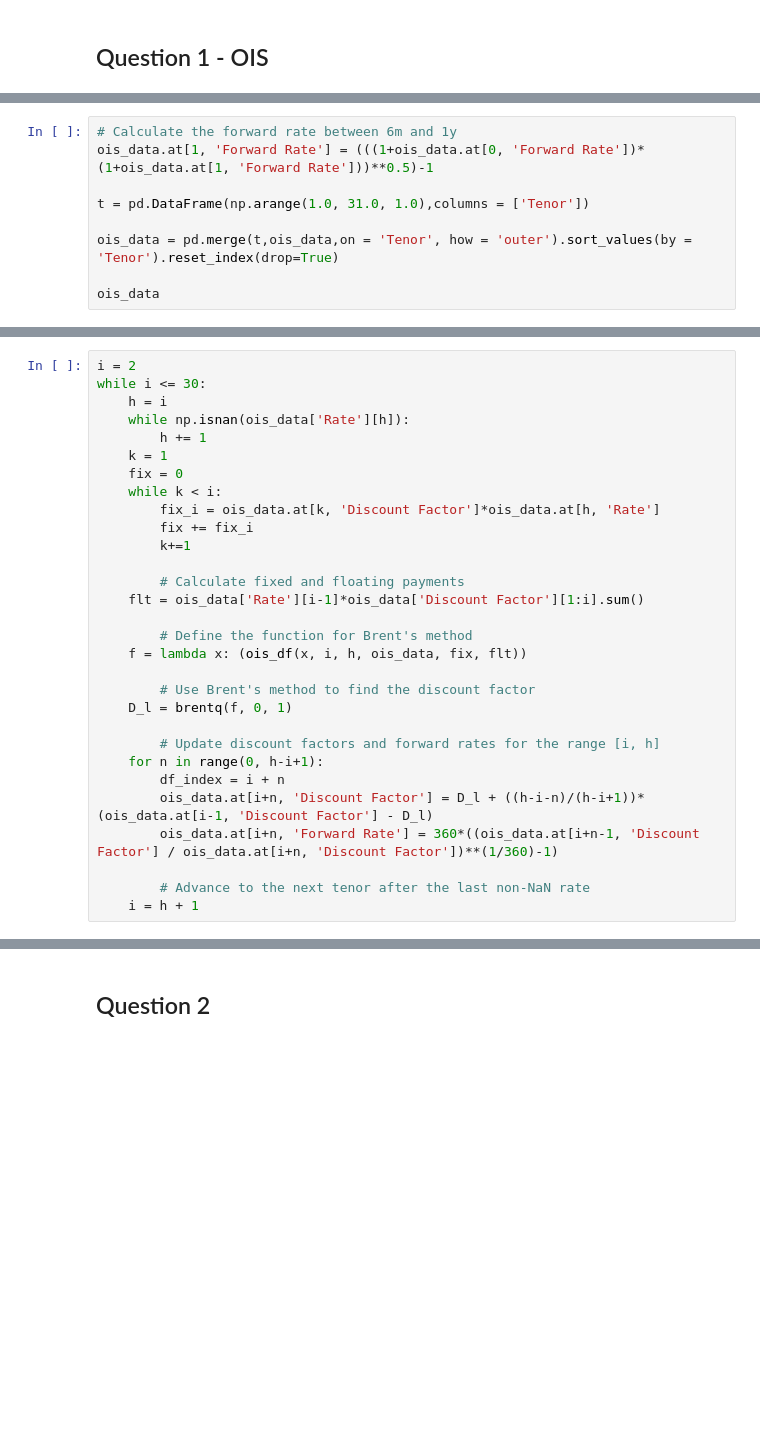
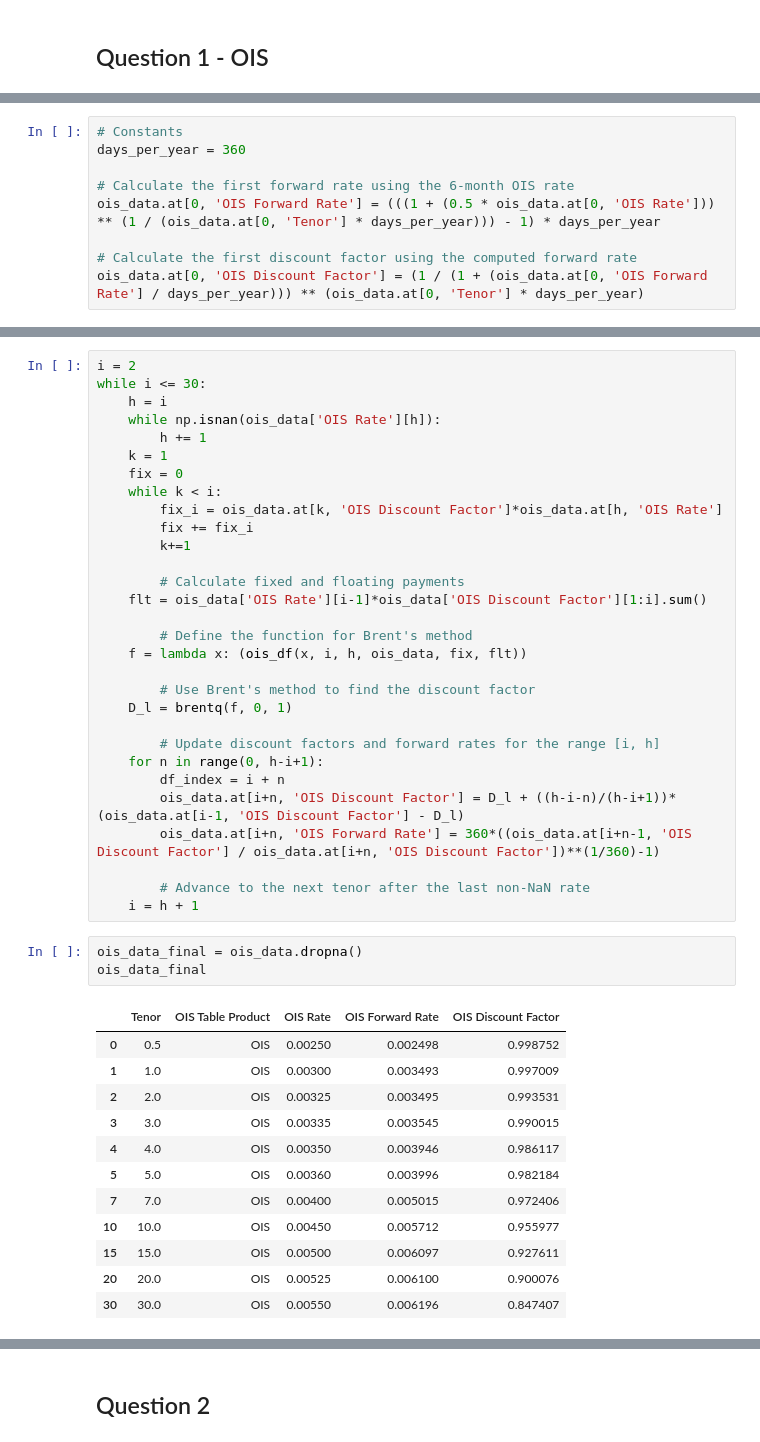
Before and after one commit to saltedpotato/QF605_fixed_income, a Jupyter notebook: QF 605 Part 1.ipynb, the cells around one changed output, grey strips where cells are left out. Drawn from its saved outputs; the diff is of its cells as text; blank space fills up the shorter version.

```diff
--- a/QF 605 Part 1.ipynb
+++ b/QF 605 Part 1.ipynb
@@ -102,0 +41,9 @@ Name: Tenor, dtype: float64
+# %%
+# Constants
+days_per_year = 360
+
+# Calculate the first forward rate using the 6-month OIS rate
+ois_data.at[0, 'OIS Forward Rate'] = (((1 + (0.5 * ois_data.at[0, 'OIS Rate'])) ** (1 / (ois_data.at[0, 'Tenor'] * days_per_year))) - 1) * days_per_year
+
+# Calculate the first discount factor using the computed forward rate
+ois_data.at[0, 'OIS Discount Factor'] = (1 / (1 + (ois_data.at[0, 'OIS Forward Rate'] / days_per_year))) ** (ois_data.at[0, 'Tenor'] * days_per_year)
@@ -139,9 +62,0 @@ ois_data
-# %%
-# Calculate the forward rate between 6m and 1y
-ois_data.at[1, 'Forward Rate'] = (((1+ois_data.at[0, 'Forward Rate'])*(1+ois_data.at[1, 'Forward Rate']))**0.5)-1
-
-t = pd.DataFrame(np.arange(1.0, 31.0, 1.0),columns = ['Tenor'])
-
-ois_data = pd.merge(t,ois_data,on = 'Tenor', how = 'outer').sort_values(by = 'Tenor').reset_index(drop=True)
-
-ois_data
@@ -183,17 +87,17 @@ def ois_df(x, i, h, ois_data, fix, flt):
 i = 2
 while i <= 30:
     h = i
-    while np.isnan(ois_data['Rate'][h]):
+    while np.isnan(ois_data['OIS Rate'][h]):
         h += 1
     k = 1
     fix = 0
     while k < i:
-        fix_i = ois_data.at[k, 'Discount Factor']*ois_data.at[h, 'Rate']
+        fix_i = ois_data.at[k, 'OIS Discount Factor']*ois_data.at[h, 'OIS Rate']
         fix += fix_i
         k+=1
 
         # Calculate fixed and floating payments
-    flt = ois_data['Rate'][i-1]*ois_data['Discount Factor'][1:i].sum()
+    flt = ois_data['OIS Rate'][i-1]*ois_data['OIS Discount Factor'][1:i].sum()
 
         # Define the function for Brent's method
     f = lambda x: (ois_df(x, i, h, ois_data, fix, flt))
@@ -204,11 +108,27 @@ while i <= 30:
         # Update discount factors and forward rates for the range [i, h]
     for n in range(0, h-i+1):
         df_index = i + n
-        ois_data.at[i+n, 'Discount Factor'] = D_l + ((h-i-n)/(h-i+1))*(ois_data.at[i-1, 'Discount Factor'] - D_l)
-        ois_data.at[i+n, 'Forward Rate'] = 360*((ois_data.at[i+n-1, 'Discount Factor'] / ois_data.at[i+n, 'Discount Factor'])**(1/360)-1)
+        ois_data.at[i+n, 'OIS Discount Factor'] = D_l + ((h-i-n)/(h-i+1))*(ois_data.at[i-1, 'OIS Discount Factor'] - D_l)
+        ois_data.at[i+n, 'OIS Forward Rate'] = 360*((ois_data.at[i+n-1, 'OIS Discount Factor'] / ois_data.at[i+n, 'OIS Discount Factor'])**(1/360)-1)
 
         # Advance to the next tenor after the last non-NaN rate
     i = h + 1
+# %%
+ois_data_final = ois_data.dropna()
+ois_data_final
+# %% [output]
+|  | Tenor | OIS Table Product | OIS Rate | OIS Forward Rate | OIS Discount Factor |
+| 0 | 0.5 | OIS | 0.00250 | 0.002498 | 0.998752 |
+| 1 | 1.0 | OIS | 0.00300 | 0.003493 | 0.997009 |
+| 2 | 2.0 | OIS | 0.00325 | 0.003495 | 0.993531 |
+| 3 | 3.0 | OIS | 0.00335 | 0.003545 | 0.990015 |
+| 4 | 4.0 | OIS | 0.00350 | 0.003946 | 0.986117 |
+| 5 | 5.0 | OIS | 0.00360 | 0.003996 | 0.982184 |
+| 7 | 7.0 | OIS | 0.00400 | 0.005015 | 0.972406 |
+| 10 | 10.0 | OIS | 0.00450 | 0.005712 | 0.955977 |
+| 15 | 15.0 | OIS | 0.00500 | 0.006097 | 0.927611 |
+| 20 | 20.0 | OIS | 0.00525 | 0.006100 | 0.900076 |
+| 30 | 30.0 | OIS | 0.00550 | 0.006196 | 0.847407 |
 # %%
 terms = np.linspace(0, 30, 1200)
 from scipy.interpolate import CubicSpline
```
Also changed, not shown: parts of 35 cells of this notebook.
